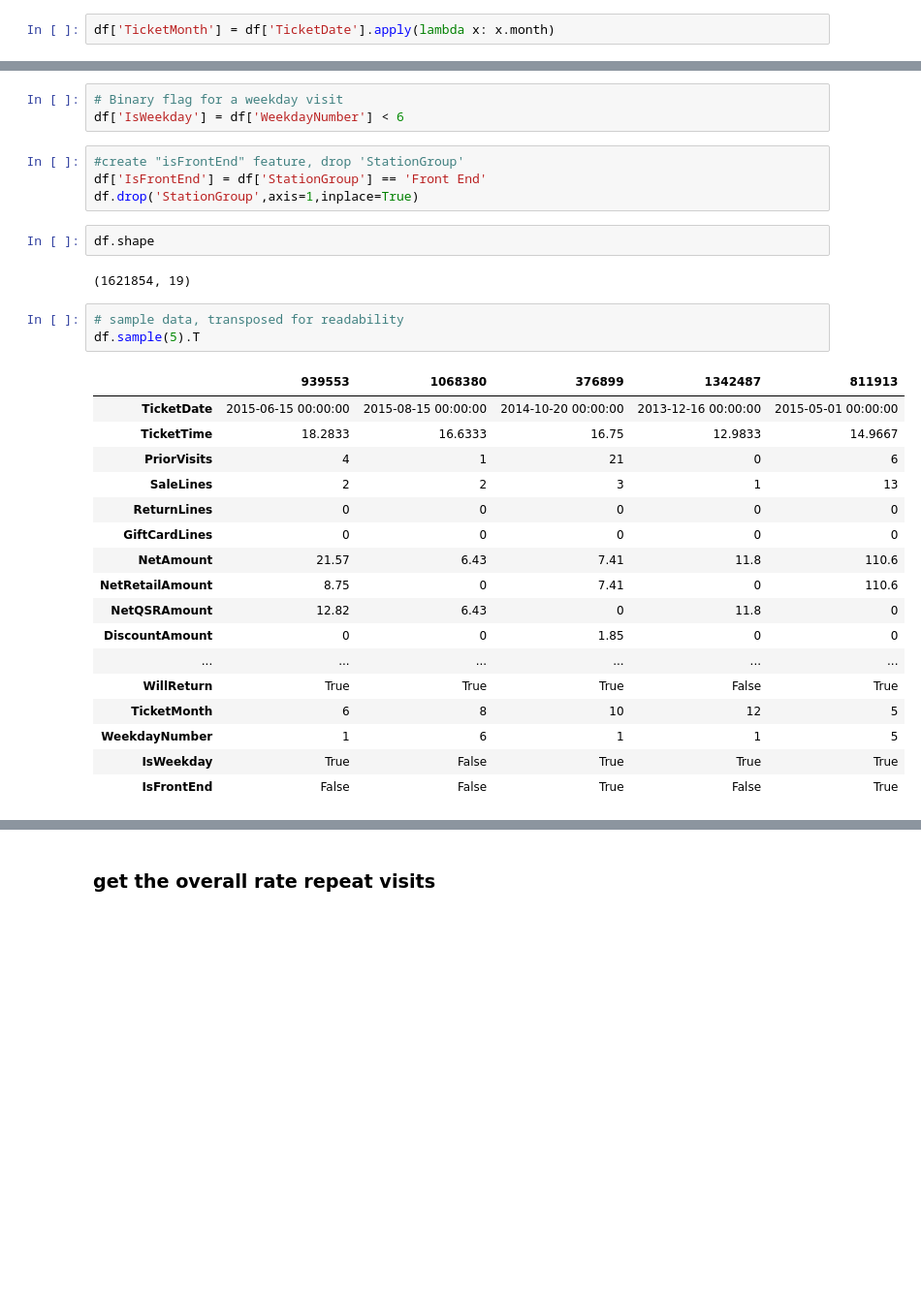
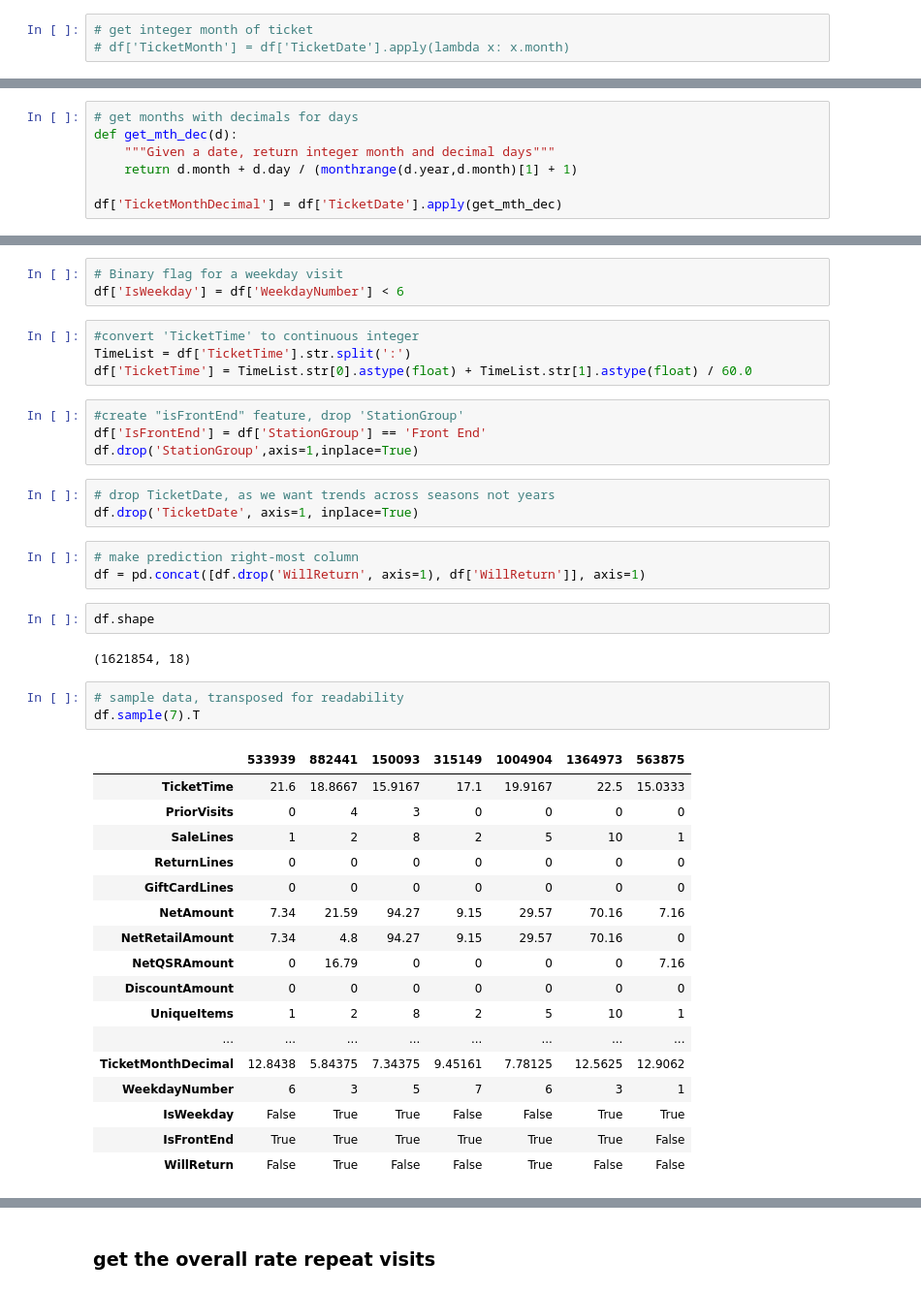
Before and after one commit to zenyui/ga-portfolio, a Jupyter notebook: project/zenyui_repeatly.ipynb, the cells around one changed output, grey strips where cells are left out. Shown: that part at 97% size. Cells and saved outputs as stored; diff of their text form; blank space fills up the shorter version.

```diff
--- a/project/zenyui_repeatly.ipynb
+++ b/project/zenyui_repeatly.ipynb
@@ -39,4 +44,5 @@ df.drop(['CustomerKey','VisitNumber'], axis=1, inplace=True)
 # convert TicketDate to datetime type
 df['TicketDate'] = pd.to_datetime(df['TicketDate'])
 # %%
-df['TicketMonth'] = df['TicketDate'].apply(lambda x: x.month)
+# get integer month of ticket
+# df['TicketMonth'] = df['TicketDate'].apply(lambda x: x.month)
@@ -54,38 +49,55 @@ df['TicketTime'] = TimeList.str[0].astype(float) + TimeList.str[1].astype(float)
+# %%
+# get months with decimals for days
+def get_mth_dec(d):
+    """Given a date, return integer month and decimal days"""
+    return d.month + d.day / (monthrange(d.year,d.month)[1] + 1)
+
+df['TicketMonthDecimal'] = df['TicketDate'].apply(get_mth_dec)
 # %%
 #get weekday number (1=Monday ... 7=Sunday)
 df['WeekdayNumber'] = df['TicketDate'].apply(lambda x: x.isoweekday())
 # %%
 # Binary flag for a weekday visit
 df['IsWeekday'] = df['WeekdayNumber'] < 6
+# %%
+#convert 'TicketTime' to continuous integer
+TimeList = df['TicketTime'].str.split(':')
+df['TicketTime'] = TimeList.str[0].astype(float) + TimeList.str[1].astype(float) / 60.0
 # %%
 #create "isFrontEnd" feature, drop 'StationGroup'
 df['IsFrontEnd'] = df['StationGroup'] == 'Front End'
 df.drop('StationGroup',axis=1,inplace=True)
+# %%
+# drop TicketDate, as we want trends across seasons not years
+df.drop('TicketDate', axis=1, inplace=True)
+# %%
+# make prediction right-most column
+df = pd.concat([df.drop('WillReturn', axis=1), df['WillReturn']], axis=1)
 # %%
 df.shape
 # %% [output]
-(1621854, 19)
+(1621854, 18)
 # %%
 # sample data, transposed for readability
-df.sample(5).T
+df.sample(7).T
 # %% [output]
-|  | 939553 | 1068380 | 376899 | 1342487 | 811913 |
-| TicketDate | 2015-06-15 00:00:00 | 2015-08-15 00:00:00 | 2014-10-20 00:00:00 | 2013-12-16 00:00:00 | 2015-05-01 00:00:00 |
-| TicketTime | 18.2833 | 16.6333 | 16.75 | 12.9833 | 14.9667 |
-| PriorVisits | 4 | 1 | 21 | 0 | 6 |
-| SaleLines | 2 | 2 | 3 | 1 | 13 |
-| ReturnLines | 0 | 0 | 0 | 0 | 0 |
-| GiftCardLines | 0 | 0 | 0 | 0 | 0 |
-| NetAmount | 21.57 | 6.43 | 7.41 | 11.8 | 110.6 |
-| NetRetailAmount | 8.75 | 0 | 7.41 | 0 | 110.6 |
-| NetQSRAmount | 12.82 | 6.43 | 0 | 11.8 | 0 |
-| DiscountAmount | 0 | 0 | 1.85 | 0 | 0 |
-| ... | ... | ... | ... | ... | ... |
-| WillReturn | True | True | True | False | True |
-| TicketMonth | 6 | 8 | 10 | 12 | 5 |
-| WeekdayNumber | 1 | 6 | 1 | 1 | 5 |
-| IsWeekday | True | False | True | True | True |
-| IsFrontEnd | False | False | True | False | True |
+|  | 533939 | 882441 | 150093 | 315149 | 1004904 | 1364973 | 563875 |
+| TicketTime | 21.6 | 18.8667 | 15.9167 | 17.1 | 19.9167 | 22.5 | 15.0333 |
+| PriorVisits | 0 | 4 | 3 | 0 | 0 | 0 | 0 |
+| SaleLines | 1 | 2 | 8 | 2 | 5 | 10 | 1 |
+| ReturnLines | 0 | 0 | 0 | 0 | 0 | 0 | 0 |
+| GiftCardLines | 0 | 0 | 0 | 0 | 0 | 0 | 0 |
+| NetAmount | 7.34 | 21.59 | 94.27 | 9.15 | 29.57 | 70.16 | 7.16 |
+| NetRetailAmount | 7.34 | 4.8 | 94.27 | 9.15 | 29.57 | 70.16 | 0 |
+| NetQSRAmount | 0 | 16.79 | 0 | 0 | 0 | 0 | 7.16 |
+| DiscountAmount | 0 | 0 | 0 | 0 | 0 | 0 | 0 |
+| UniqueItems | 1 | 2 | 8 | 2 | 5 | 10 | 1 |
+| ... | ... | ... | ... | ... | ... | ... | ... |
+| TicketMonthDecimal | 12.8438 | 5.84375 | 7.34375 | 9.45161 | 7.78125 | 12.5625 | 12.9062 |
+| WeekdayNumber | 6 | 3 | 5 | 7 | 6 | 3 | 1 |
+| IsWeekday | False | True | True | False | False | True | True |
+| IsFrontEnd | True | True | True | True | True | True | False |
+| WillReturn | False | True | False | False | True | False | False |
 # %%
 df.describe().T
 # %% [output]
```
Also changed, not shown: parts of 40 cells of this notebook.
